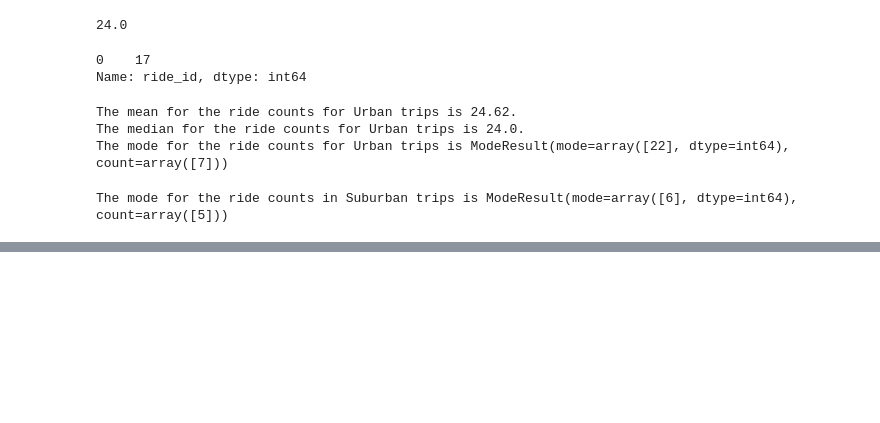
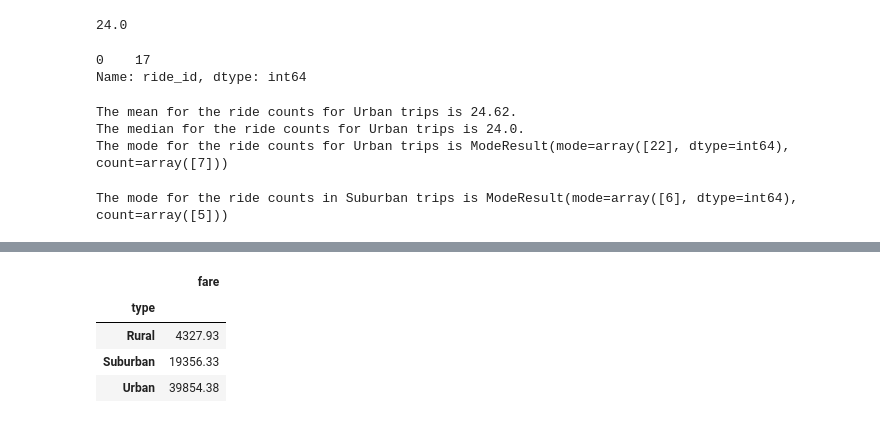
Before and after one commit to JGarza4903/PyBer_Analysis, a Jupyter notebook: PyBer.ipynb, the cells around one changed output, grey strips where cells are left out. Drawn from its saved outputs; the diff is of its cells as text; code cells hidden in the pictures; blank space fills up the shorter version.

```diff
--- a/PyBer.ipynb
+++ b/PyBer.ipynb
@@ -774,0 +775,10 @@ plt.show()
+# %%
+## Get the sum of the fares for each city type.
+sum_fares_by_type=pyber_data_df.groupby('type').sum()[['fare']]
+sum_fares_by_type
+# %% [output]
+|  | fare |
+| type |  |
+| Rural | 4327.93 |
+| Suburban | 19356.33 |
+| Urban | 39854.38 |
```
Also changed, not shown: parts of 34 cells of this notebook, 1 other file.
